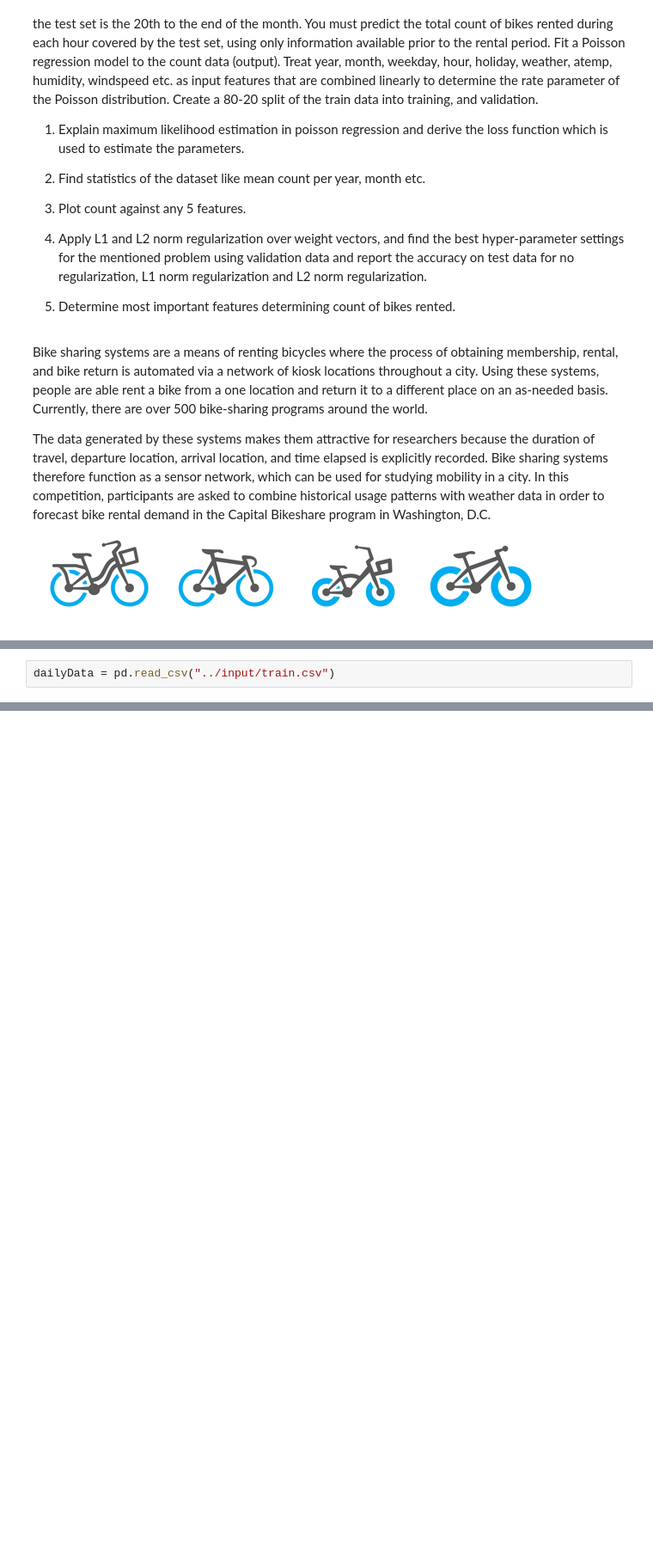
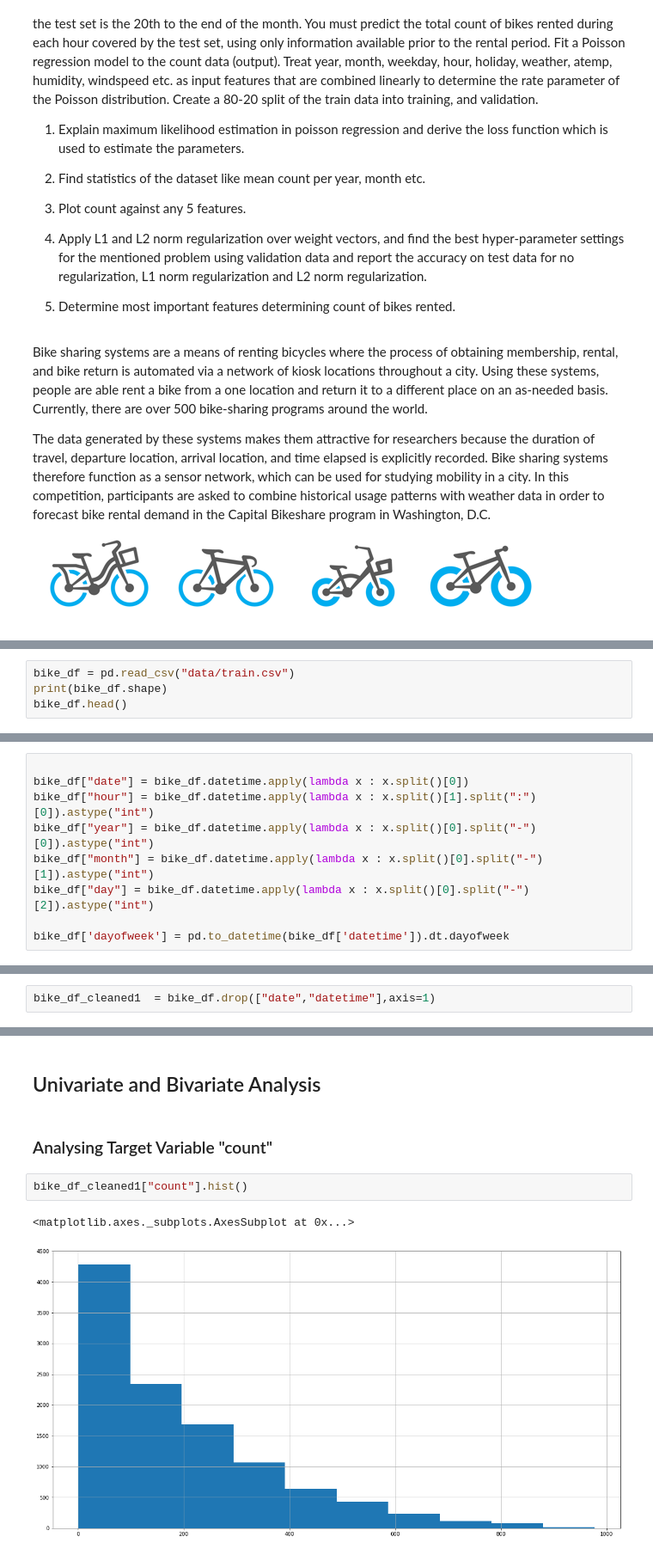
Before and after one commit to Ankursrivastavaaa/IIT-BikeSharingDemand, a Jupyter notebook: Bike Sharing Demand.ipynb, the cells around one changed output, grey strips where cells are left out. Shown at 86% size. Drawn from its saved outputs; the diff is of its cells as text; blank space fills up the shorter version.

```diff
--- a/Bike Sharing Demand.ipynb
+++ b/Bike Sharing Demand.ipynb
@@ -31,2 +54,4 @@ import pandas as pd
 # %%
-dailyData = pd.read_csv("../input/train.csv")
+bike_df = pd.read_csv("data/train.csv")
+print(bike_df.shape)
+bike_df.head()
@@ -32,0 +119,9 @@ dailyData = pd.read_csv("../input/train.csv")
+# %%
+
+bike_df["date"] = bike_df.datetime.apply(lambda x : x.split()[0])
+bike_df["hour"] = bike_df.datetime.apply(lambda x : x.split()[1].split(":")[0]).astype("int")
+bike_df["year"] = bike_df.datetime.apply(lambda x : x.split()[0].split("-")[0]).astype("int")
+bike_df["month"] = bike_df.datetime.apply(lambda x : x.split()[0].split("-")[1]).astype("int")
+bike_df["day"] = bike_df.datetime.apply(lambda x : x.split()[0].split("-")[2]).astype("int")
+
+bike_df['dayofweek'] = pd.to_datetime(bike_df['datetime']).dt.dayofweek
@@ -32,0 +130,2 @@ dailyData = pd.read_csv("../input/train.csv")
+# %%
+bike_df_cleaned1  = bike_df.drop(["date","datetime"],axis=1)
@@ -32,0 +168,9 @@ dailyData = pd.read_csv("../input/train.csv")
+# %% [markdown]
+## Univariate and Bivariate Analysis
+# %% [markdown]
+### Analysing Target Variable "count"
+# %%
+bike_df_cleaned1["count"].hist()
+# %% [output]
+<matplotlib.axes._subplots.AxesSubplot at 0x...>
+[figure, added]
```
Also changed, not shown: parts of 52 cells of this notebook.
